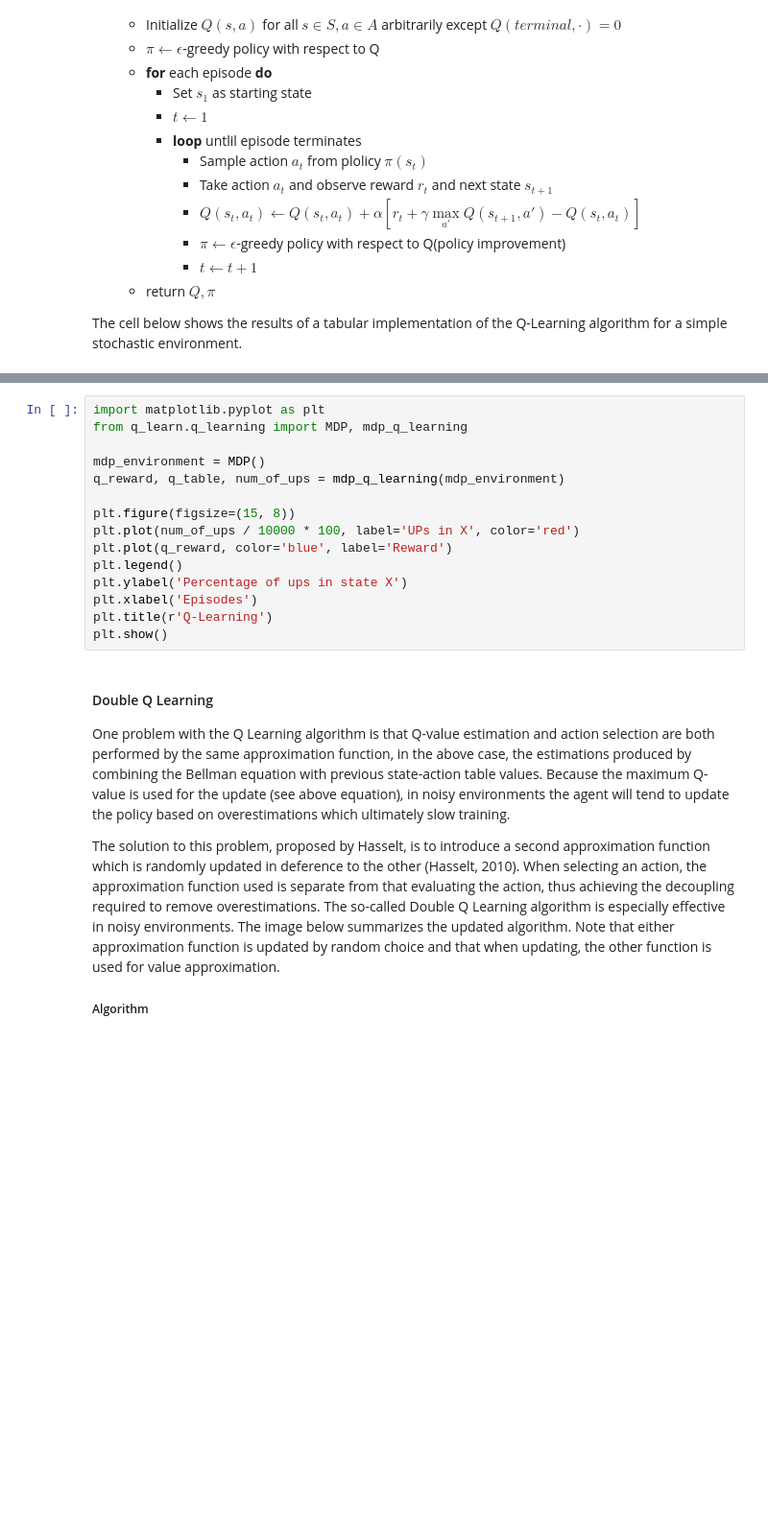
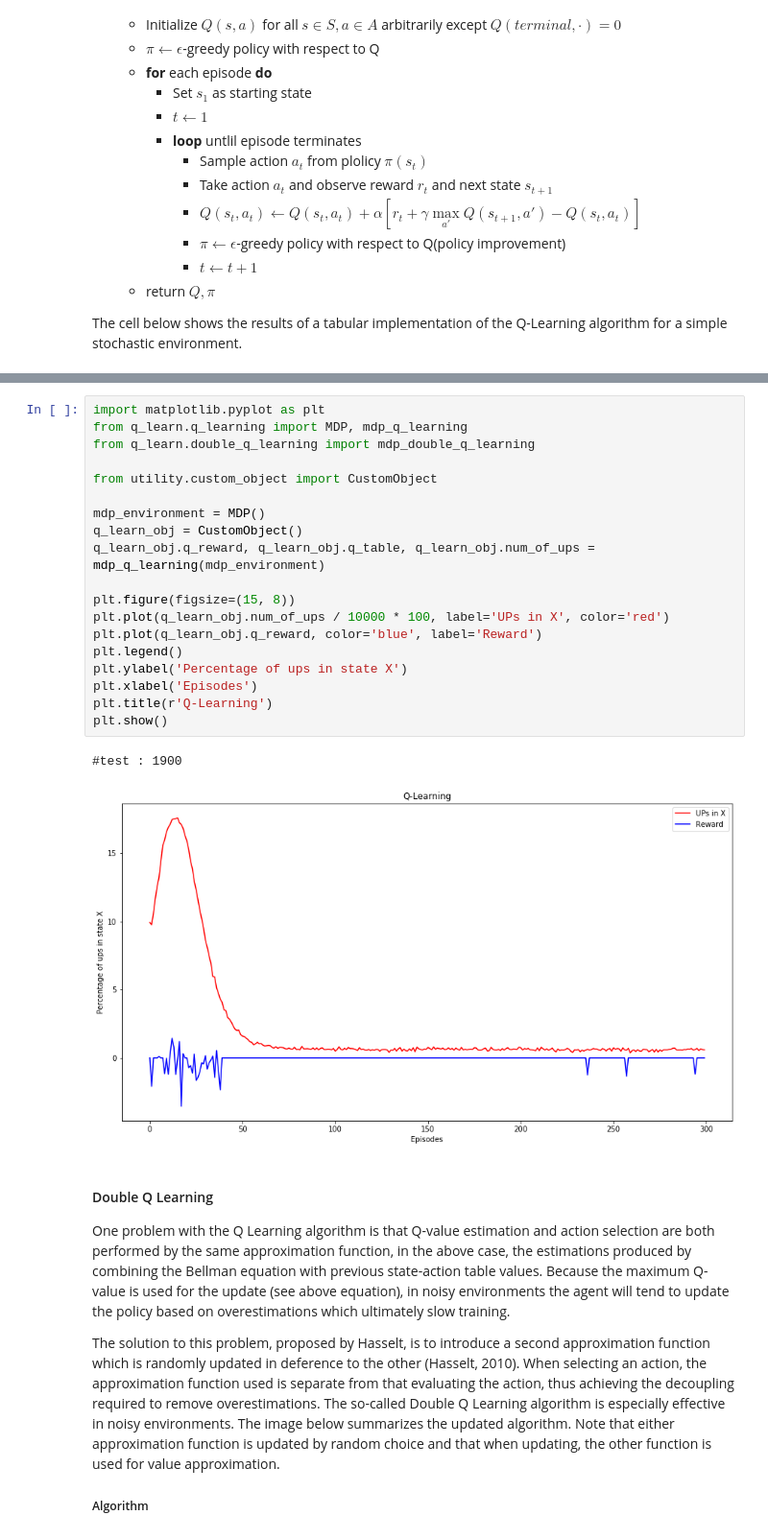
Before and after one commit to dpkpathak/ANNTFPROJ, a Jupyter notebook: Group_22_Final_Project.ipynb, the cells around one changed output, grey strips where cells are left out. Shown: that part at 96% size. Saved outputs shown, nothing was run; the diff lists cells and outputs as text; blank space fills up the shorter version.

```diff
--- a/Group_22_Final_Project.ipynb
+++ b/Group_22_Final_Project.ipynb
@@ -70,18 +75,25 @@ This in turn means that our learning agent should never pick the action UP from
 # %%
 import matplotlib.pyplot as plt
 from q_learn.q_learning import MDP, mdp_q_learning
+from q_learn.double_q_learning import mdp_double_q_learning
+
+from utility.custom_object import CustomObject
 
 mdp_environment = MDP()
-q_reward, q_table, num_of_ups = mdp_q_learning(mdp_environment)
+q_learn_obj = CustomObject()
+q_learn_obj.q_reward, q_learn_obj.q_table, q_learn_obj.num_of_ups = mdp_q_learning(mdp_environment)
 
 plt.figure(figsize=(15, 8))
-plt.plot(num_of_ups / 10000 * 100, label='UPs in X', color='red')
-plt.plot(q_reward, color='blue', label='Reward')
+plt.plot(q_learn_obj.num_of_ups / 10000 * 100, label='UPs in X', color='red')
+plt.plot(q_learn_obj.q_reward, color='blue', label='Reward')
 plt.legend()
 plt.ylabel('Percentage of ups in state X')
 plt.xlabel('Episodes')
 plt.title(r'Q-Learning')
 plt.show()
+# %% [output]
+#test : 1900
+[figure, added]
 # %% [markdown]
 #### Double Q Learning
 
```
Also changed, not shown: parts of 51 cells of this notebook, 3 other files.
